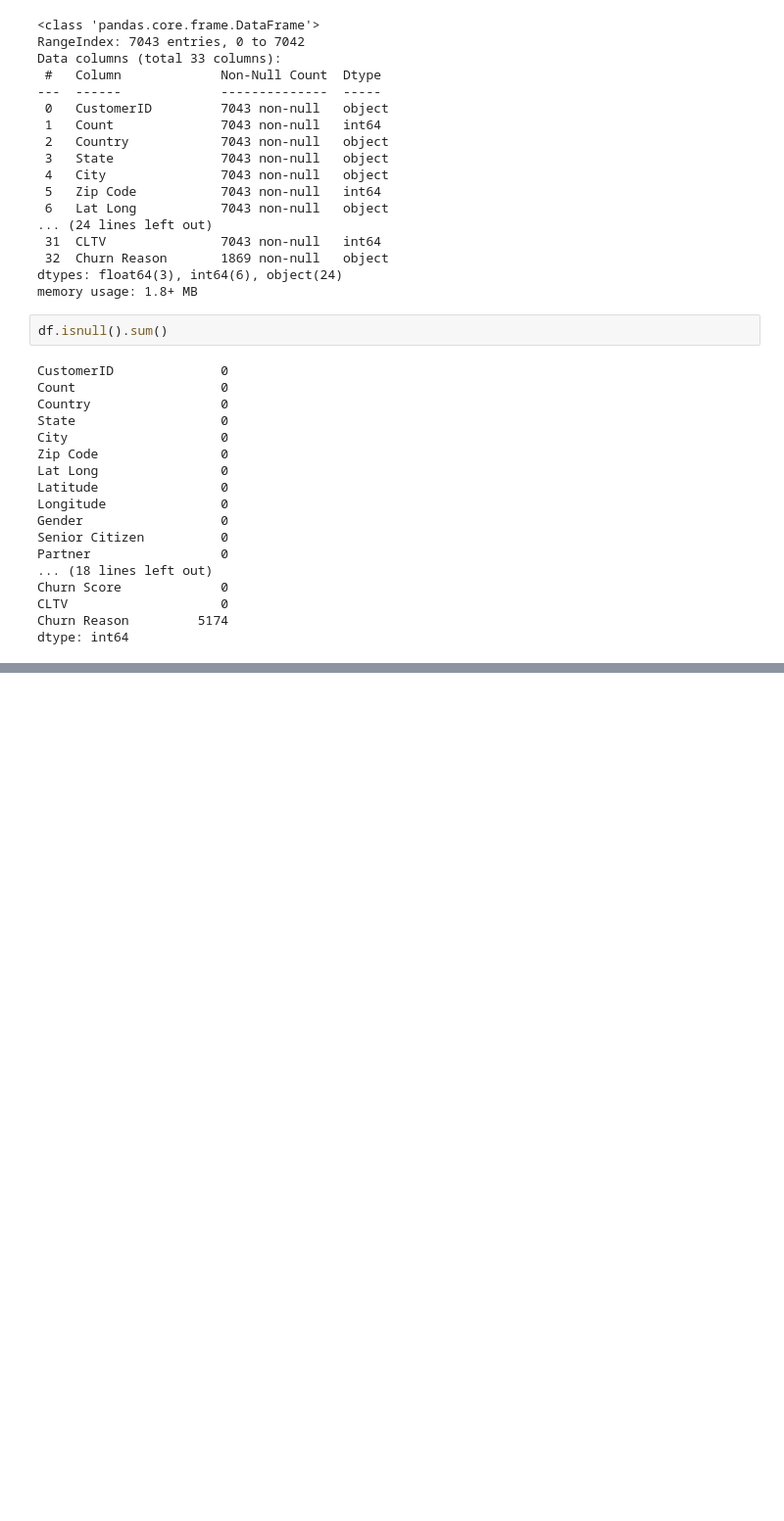
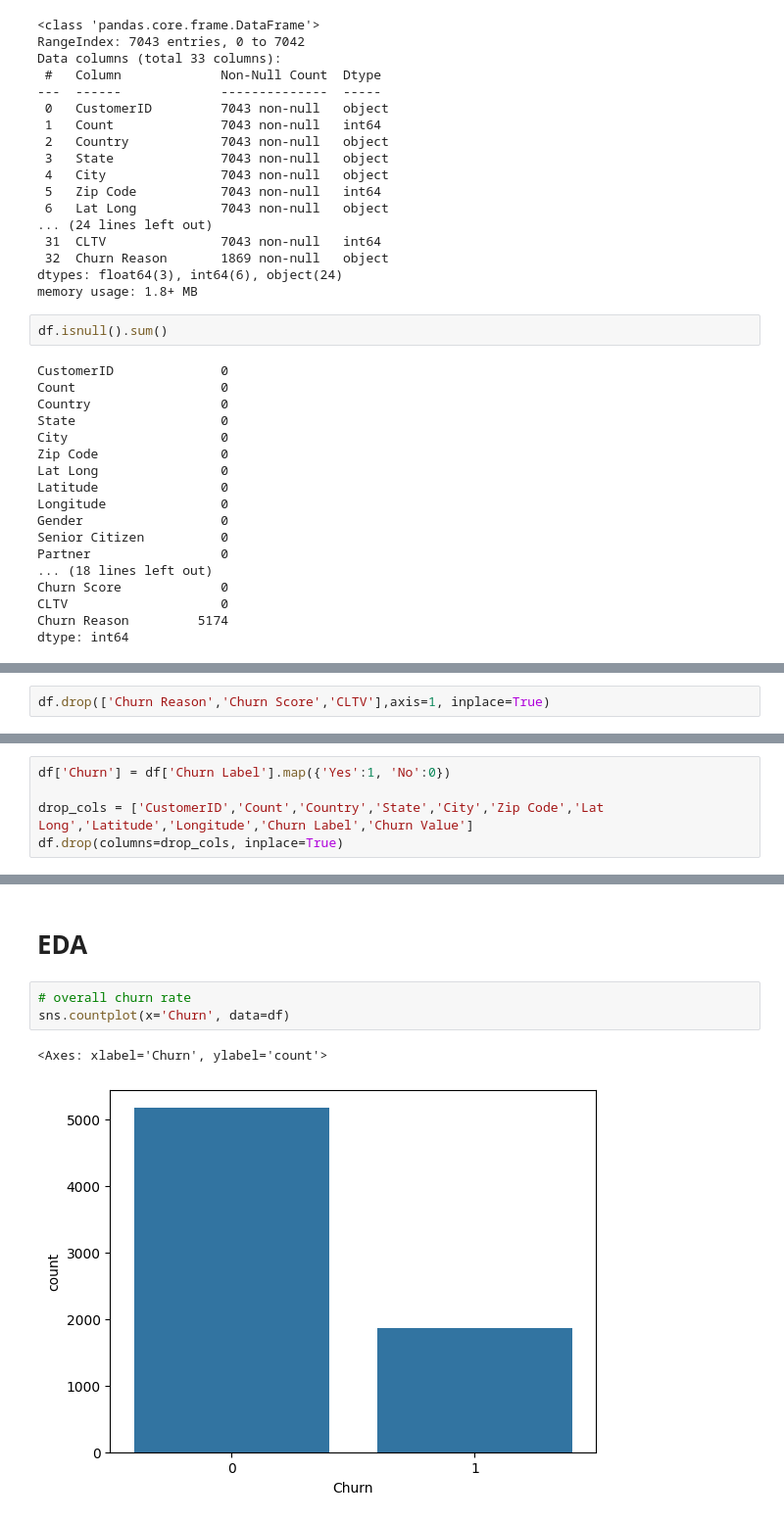
Before and after one commit to ParthJoshi07/customer-churn-predictor, a Jupyter notebook: notebooks/01_eda_and_model.ipynb, the cells around one changed output, grey strips where cells are left out. Shown at 98% size. Drawn from its saved outputs; the diff is of its cells as text; blank space fills up the shorter version.

Commit message:
build end-to-end customer churn prediction system with FastAPI backend and dashboard

```diff
--- a/notebooks/01_eda_and_model.ipynb
+++ b/notebooks/01_eda_and_model.ipynb
@@ -63,0 +80,2 @@ dtype: int64
+# %%
+df.drop(['Churn Reason','Churn Score','CLTV'],axis=1, inplace=True)
@@ -63,0 +113,5 @@ dtype: int64
+# %%
+df['Churn'] = df['Churn Label'].map({'Yes':1, 'No':0})
+
+drop_cols = ['CustomerID','Count','Country','State','City','Zip Code','Lat Long','Latitude','Longitude','Churn Label','Churn Value']
+df.drop(columns=drop_cols, inplace=True)
@@ -63,0 +127,8 @@ dtype: int64
+# %% [markdown]
+# EDA
+# %%
+# overall churn rate
+sns.countplot(x='Churn', data=df)
+# %% [output]
+<Axes: xlabel='Churn', ylabel='count'>
+[figure, added]
```
Also changed, not shown: parts of 18 cells of this notebook, 18 other files.
